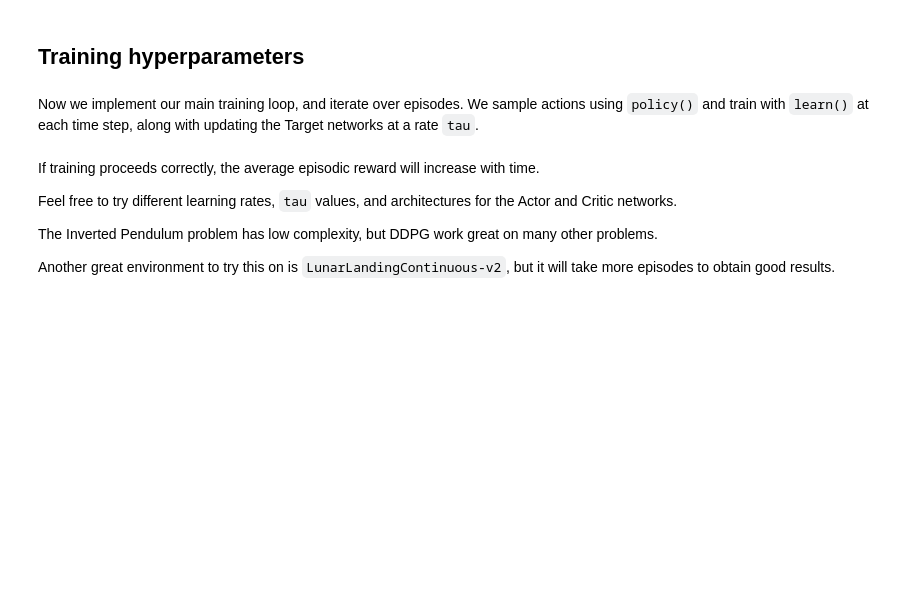
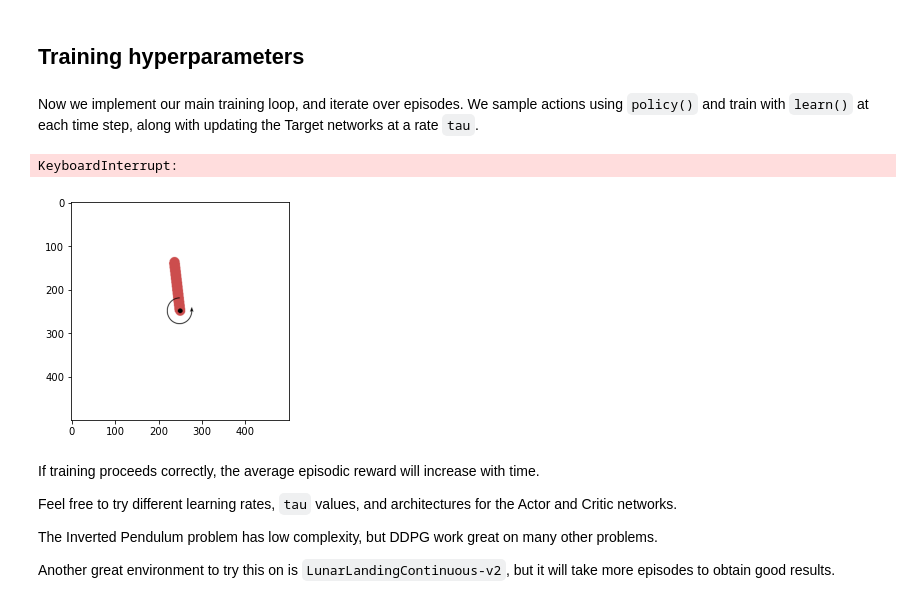
Before and after one commit to bluelancer/WASPRL2022Lab2, a Jupyter notebook: Lab3_ddpg_pendulum.ipynb, the cells around one changed output. Cells and saved outputs as stored; diff of their text form; code cells hidden in the pictures; blank space fills up the shorter version.

Commit message:
add rendering

```diff
--- a/Lab3_ddpg_pendulum.ipynb
+++ b/Lab3_ddpg_pendulum.ipynb
@@ -69,7 +76,8 @@ We use [OpenAIGym](http://gym.openai.com/docs) to create the environment.
 We will use the `upper_bound` parameter to scale our actions later.
 # %%
 problem = "Pendulum-v1"
-env = gym.make(problem)
+env = gym.make(problem, render_mode='rgb_array')
+env.reset()
 
 num_states = env.observation_space.shape[0]
 print("Size of State Space ->  {}".format(num_states))
@@ -322,50 +335,58 @@ along with updating the Target networks at a rate `tau`.
 ep_reward_list = []
 # To store average reward history of last few episodes
 avg_reward_list = []
-
+img = plt.imshow(env.render()) # only call this once
 # Takes about 4 min to train
 for ep in range(total_episodes):
-
+    print("episoide number ", ep)
     prev_state = env.reset()[0]
     episodic_reward = 0
-
+    start_time = time.time()
+    step_counter = 0
     while True:
         # Uncomment this to see the Actor in action
         # But not in a python notebook.
         # env.render()
+        img.set_data(env.render())
+        display.display(plt.gcf())
+        display.clear_output(wait=True)
 
         tf_prev_state = tf.expand_dims(tf.convert_to_tensor(prev_state), 0)
 
         action = policy(tf_prev_state, ou_noise)
         # Recieve state and reward from environment.
-        state, reward, done, info, _ = env.step(action)
-
+        state, reward, done, truncated, info = env.step(action)
         buffer.record((prev_state, action, reward, state))
         episodic_reward += reward
-
         buffer.learn()
         update_target(target_actor.variables, actor_model.variables, tau)
         update_target(target_critic.variables, critic_model.variables, tau)
-
+        step_counter = step_counter + 1
+        if (step_counter%101)==100:
+            print("step ", step_counter)
         # End this episode when `done` is True
-        if done:
+        if truncated:
+            print("Episode truncated")
             break
 
         prev_state = state
-
+    print("--- %s seconds ---" % (time.time() - start_time))
     ep_reward_list.append(episodic_reward)
 
     # Mean of last 40 episodes
     avg_reward = np.mean(ep_reward_list[-40:])
     print("Episode * {} * Avg Reward is ==> {}".format(ep, avg_reward))
     avg_reward_list.append(avg_reward)
 
 # Plotting graph
 # Episodes versus Avg. Rewards
 plt.plot(avg_reward_list)
 plt.xlabel("Episode")
 plt.ylabel("Avg. Epsiodic Reward")
 plt.show()
+# %% [output]
+KeyboardInterrupt:
+[figure, added]
 # %% [markdown]
 If training proceeds correctly, the average episodic reward will increase with time.
 
```
Also changed, not shown: parts of 3 cells of this notebook.
